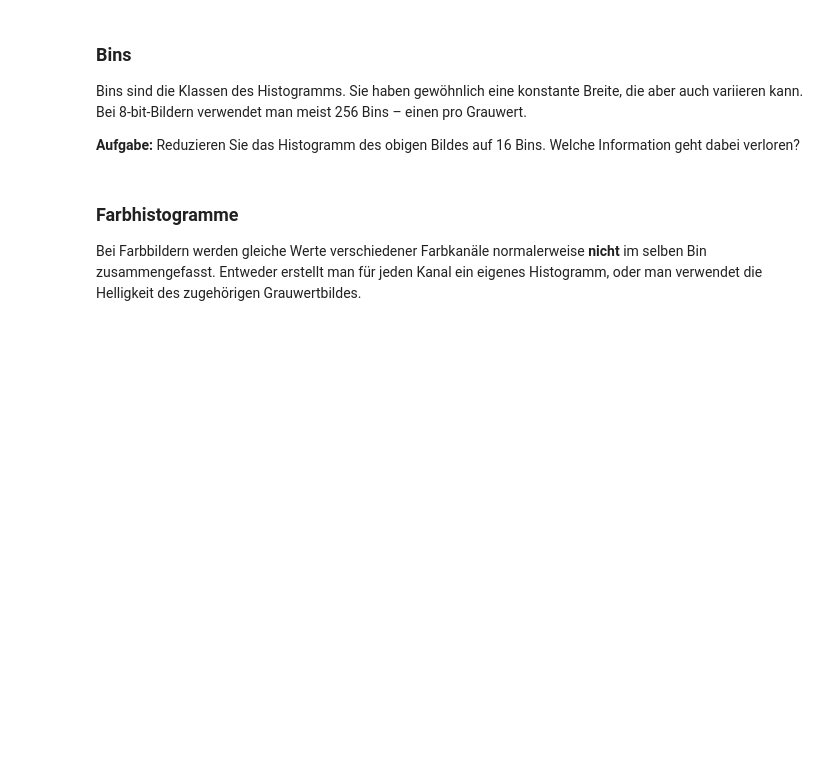
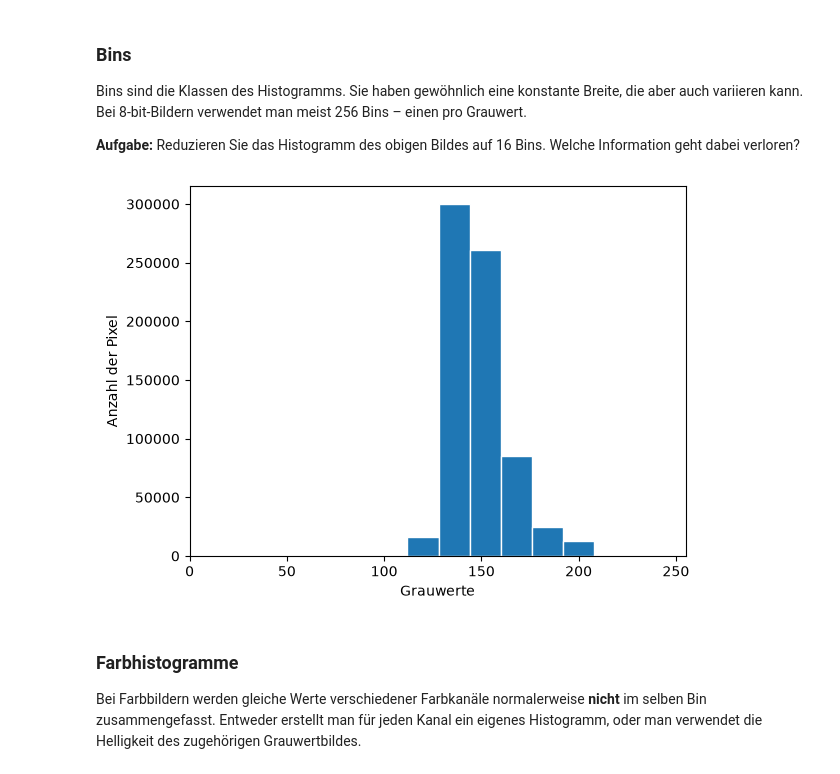
Before and after one commit to georgsteger22-commits/Bildverarbeitung, a Jupyter notebook: 03_Punktoperationen/Punktoperationen.ipynb, the cells around one changed output. Cells and saved outputs as stored; diff of their text form; code cells hidden in the pictures; blank space fills up the shorter version.

```diff
--- a/03_Punktoperationen/Punktoperationen.ipynb
+++ b/03_Punktoperationen/Punktoperationen.ipynb
@@ -110,13 +120,15 @@ Bins sind die Klassen des Histogramms. Sie haben gewöhnlich eine konstante Brei
 
 **Aufgabe:** Reduzieren Sie das Histogramm des obigen Bildes auf 16 Bins. Welche Information geht dabei verloren?
 # %%
-hist16, bin_edges16 = ...   # TODO
+hist16, bin_edges16 = np.histogram(img, bins = 16, range=(0, L))
 
 plt.bar(bin_edges16[:-1], hist16, width=16, align="edge", edgecolor="white")
 plt.xlabel("Grauwerte")
 plt.ylabel("Anzahl der Pixel")
 plt.xlim([0, L - 1])
 plt.show()
+# %% [output]
+[figure, added]
 # %% [markdown]
 ### Farbhistogramme
 
```
Also changed, not shown: parts of 17 cells of this notebook, 12 other files.
